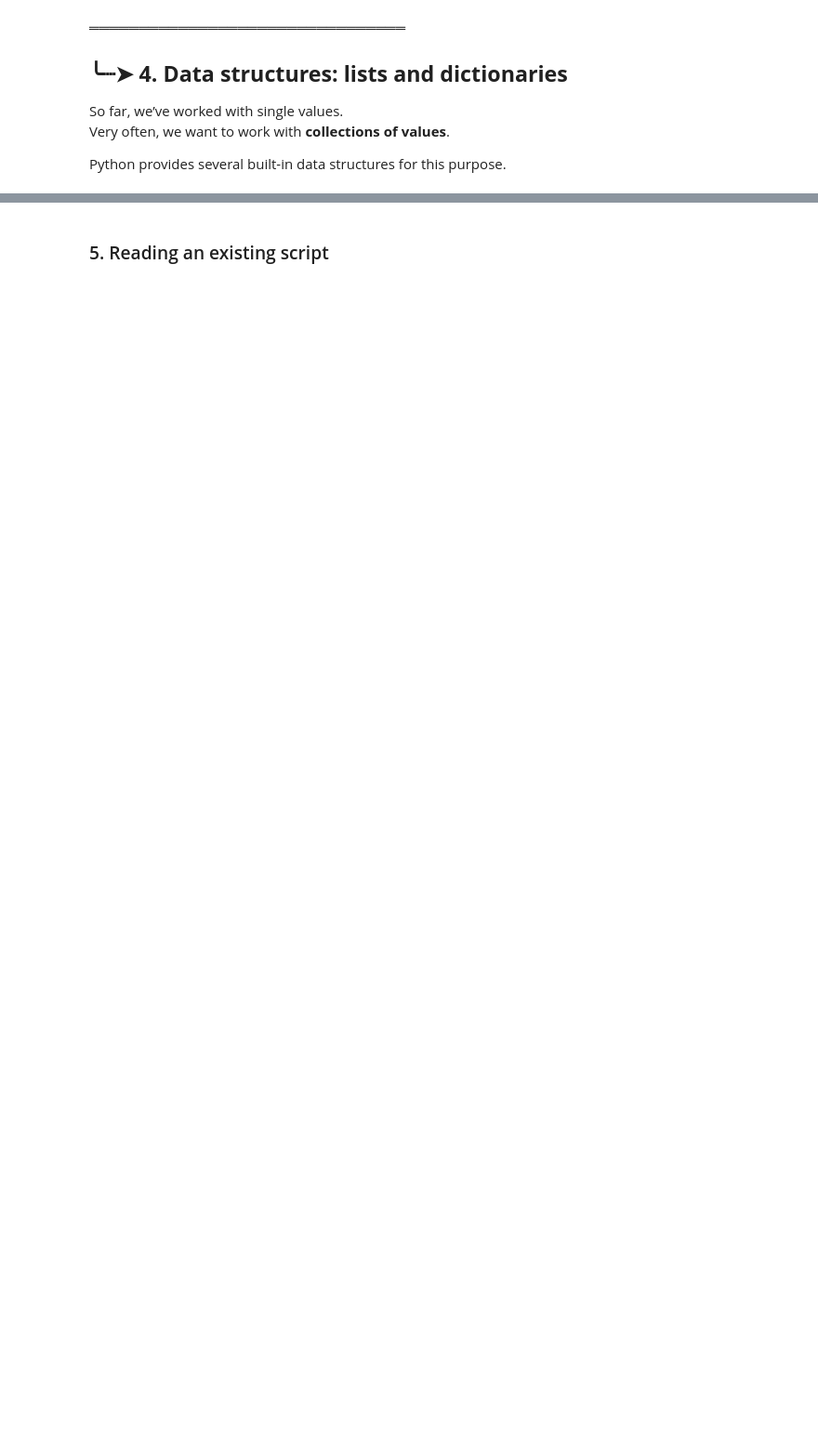
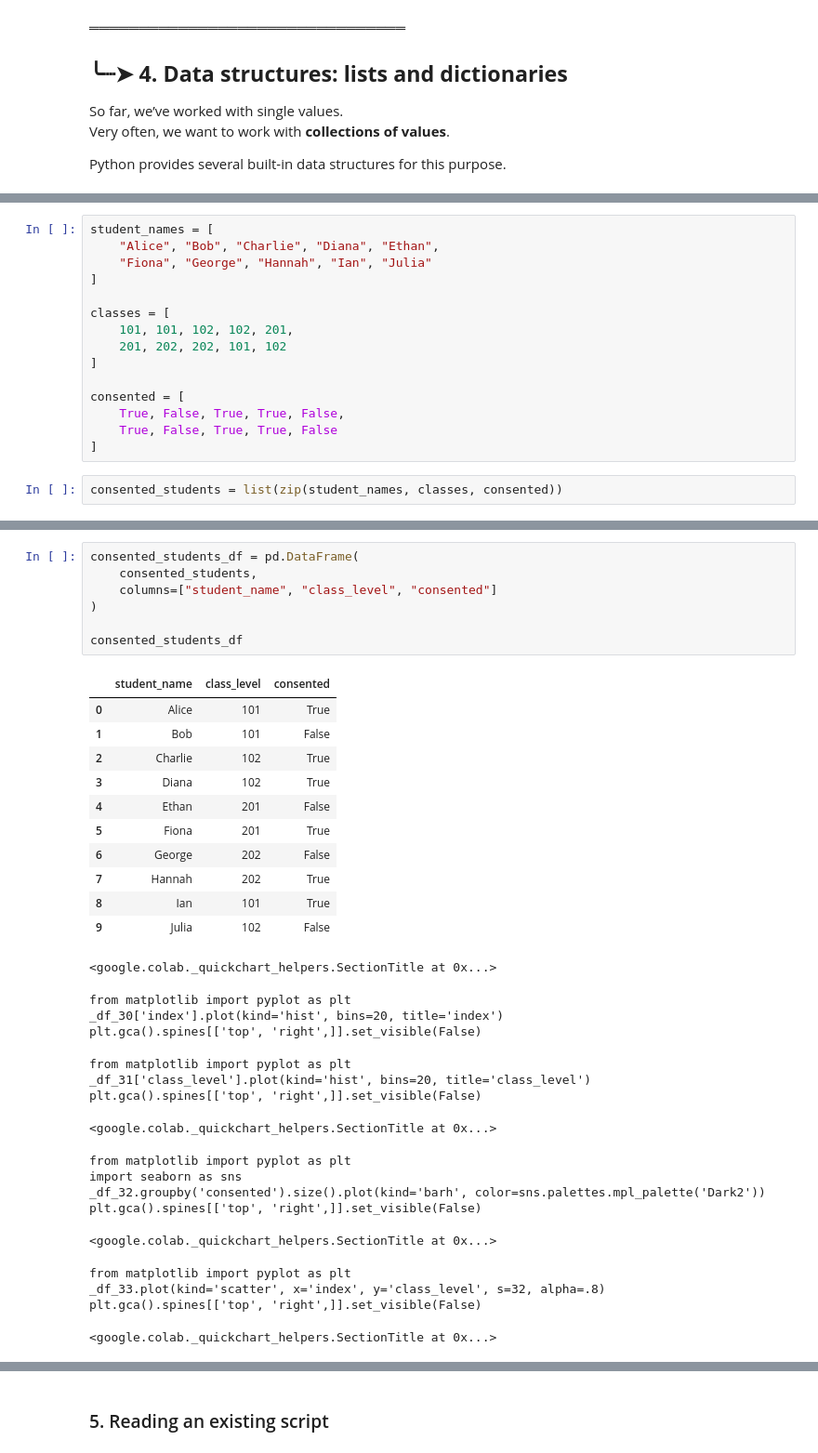
Before and after one commit to Yuweien/Python-Workshop, a Jupyter notebook: Python_Workshop_for_Beginners_2_18.ipynb, the cells around one changed output, grey strips where cells are left out. Shown at 93% size. Drawn from its saved outputs; the diff is of its cells as text; blank space fills up the shorter version.

```diff
--- a/Python_Workshop_for_Beginners_2_18.ipynb
+++ b/Python_Workshop_for_Beginners_2_18.ipynb
@@ -256,0 +435,17 @@ Lists: ordered collections
+# %%
+student_names = [
+    "Alice", "Bob", "Charlie", "Diana", "Ethan",
+    "Fiona", "George", "Hannah", "Ian", "Julia"
+]
+
+classes = [
+    101, 101, 102, 102, 201,
+    201, 202, 202, 101, 102
+]
+
+consented = [
+    True, False, True, True, False,
+    True, False, True, True, False
+]
+# %%
+consented_students = list(zip(student_names, classes, consented))
@@ -256,0 +465,36 @@ Lists: ordered collections
+# %%
+consented_students_df = pd.DataFrame(
+    consented_students,
+    columns=["student_name", "class_level", "consented"]
+)
+
+consented_students_df
+# %% [output]
+|  | student_name | class_level | consented |
+| 0 | Alice | 101 | True |
+| 1 | Bob | 101 | False |
+| 2 | Charlie | 102 | True |
+| 3 | Diana | 102 | True |
+| 4 | Ethan | 201 | False |
+| 5 | Fiona | 201 | True |
+| 6 | George | 202 | False |
+| 7 | Hannah | 202 | True |
+| 8 | Ian | 101 | True |
+| 9 | Julia | 102 | False |
+<google.colab._quickchart_helpers.SectionTitle at 0x...>
+from matplotlib import pyplot as plt
+_df_30['index'].plot(kind='hist', bins=20, title='index')
+plt.gca().spines[['top', 'right',]].set_visible(False)
+from matplotlib import pyplot as plt
+_df_31['class_level'].plot(kind='hist', bins=20, title='class_level')
+plt.gca().spines[['top', 'right',]].set_visible(False)
+<google.colab._quickchart_helpers.SectionTitle at 0x...>
+from matplotlib import pyplot as plt
+import seaborn as sns
+_df_32.groupby('consented').size().plot(kind='barh', color=sns.palettes.mpl_palette('Dark2'))
+plt.gca().spines[['top', 'right',]].set_visible(False)
+<google.colab._quickchart_helpers.SectionTitle at 0x...>
+from matplotlib import pyplot as plt
+_df_33.plot(kind='scatter', x='index', y='class_level', s=32, alpha=.8)
+plt.gca().spines[['top', 'right',]].set_visible(False)
+<google.colab._quickchart_helpers.SectionTitle at 0x...>
```
Also changed, not shown: parts of 81 cells of this notebook.
